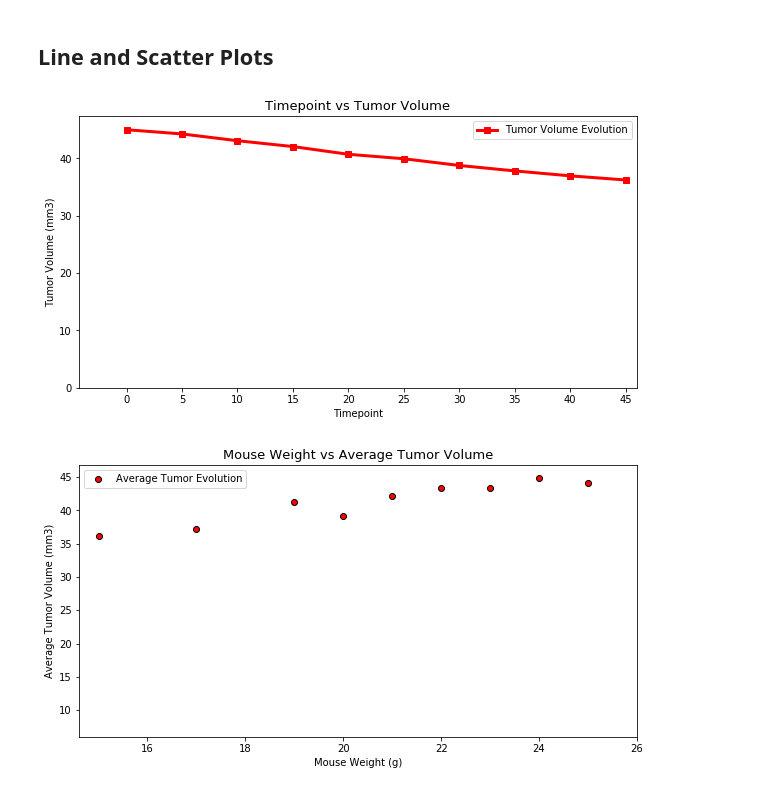
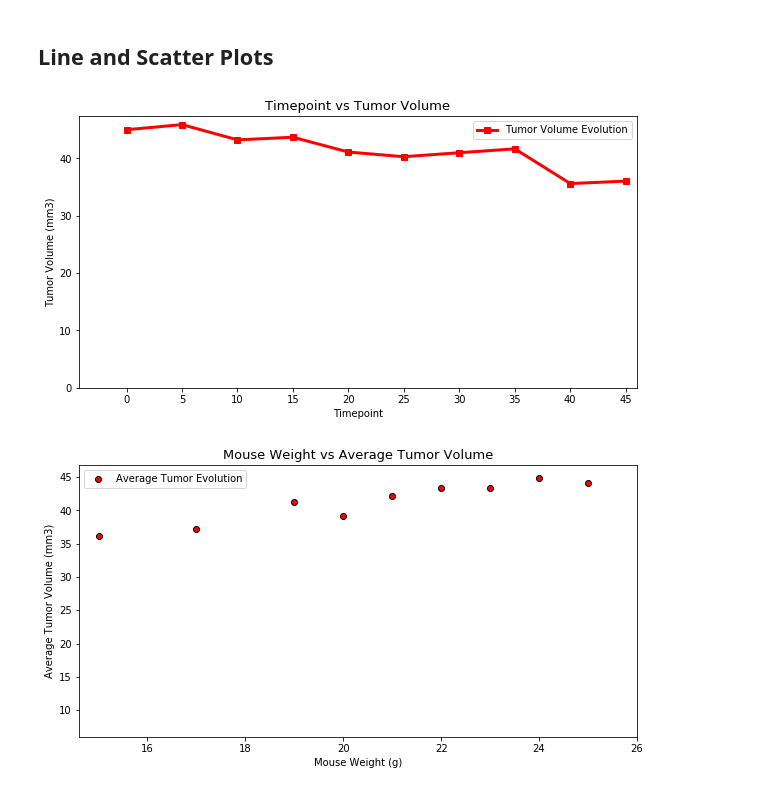
Before and after one commit to azpunit/Matplotlib-challenge, a Jupyter notebook: pymaceuticals.ipynb, the cells around one changed output. Drawn from its saved outputs; the diff is of its cells as text; code cells hidden in the pictures.

```diff
--- a/pymaceuticals.ipynb
+++ b/pymaceuticals.ipynb
@@ -418,27 +418,26 @@ plt.show()
 # %%
 # Generate a line plot of time point versus tumor volume for a mouse treated with Capomulin
 columns = ["Mouse ID", "Drug Regimen", "Sex", "Age_months", "Weight (g)", "Timepoint", "Tumor Volume (mm3)", "Metastatic Sites"]
 clean_w914_study = clean_mouse_study.loc[clean_mouse_study["Mouse ID"] == "w914", columns]
 raw_timepoint_list = clean_w914_study["Timepoint"]
 tumor_volume_list = clean_w914_study["Tumor Volume (mm3)"]
 
 plt.figure(figsize=(10,5))
-tumor_volume_per_timepoint_line = plt.plot(raw_tumor_volume_per_timepoint["Timepoint"], raw_tumor_volume_per_timepoint["Tumor Volume (mm3)"],
-                                           marker="s", color="red", label="Tumor Volume Evolution", linewidth=3)
+plt.plot(raw_timepoint_list, tumor_volume_list, marker="s", color="red", label="Tumor Volume Evolution", linewidth=3)
 
 plt.legend(loc="best")
 plt.xticks(raw_timepoint_list, rotation="horizontal")
 
 plt.ylim(0, max(tumor_volume_list)+1.5)
 plt.xlim(-4.3, max(timepoint_list)+1)
 
 plt.title("Timepoint vs Tumor Volume", fontsize=13)
 plt.xlabel("Timepoint")
 plt.ylabel("Tumor Volume (mm3)")
 
 plt.show()
 # %% [output]
-[figure, old version]
+[figure, new version]
 # %%
 # Generate a scatter plot of mouse weight versus average tumor volume for the Capomulin regimen
 columns = ["Mouse ID", "Drug Regimen", "Sex", "Age_months", "Weight (g)", "Timepoint", "Tumor Volume (mm3)", "Metastatic Sites"]
```
Also changed, not shown: parts of 1 cell of this notebook.
